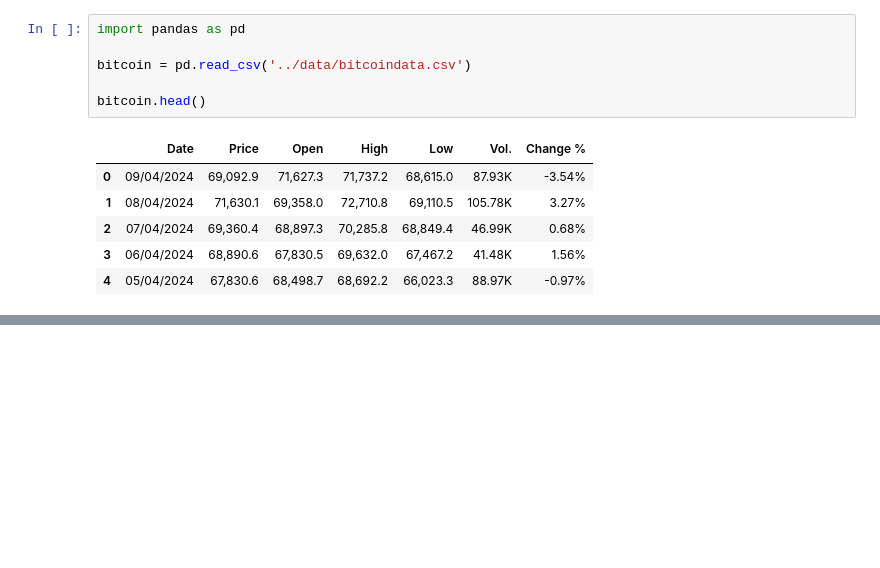
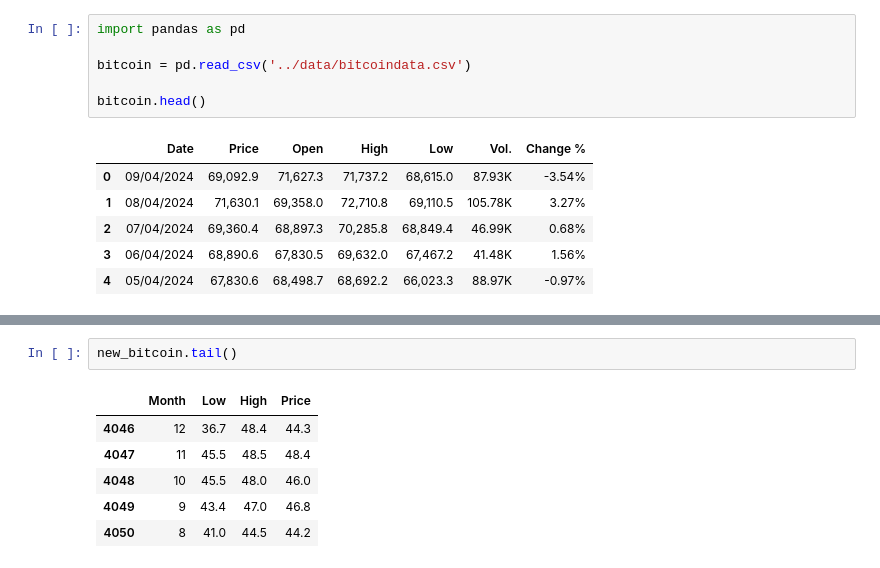
Before and after one commit to br0nke/ML-For-Beginners, a Jupyter notebook: 2-Regression/2-Data/notebook.ipynb, the cells around one changed output, grey strips where cells are left out. Cells and saved outputs as stored; diff of their text form; blank space fills up the shorter version.

```diff
--- a/2-Regression/2-Data/notebook.ipynb
+++ b/2-Regression/2-Data/notebook.ipynb
@@ -13,0 +29,9 @@ bitcoin.head()
+# %%
+new_bitcoin.tail()
+# %% [output]
+|  | Month | Low | High | Price |
+| 4046 | 12 | 36.7 | 48.4 | 44.3 |
+| 4047 | 11 | 45.5 | 48.5 | 48.4 |
+| 4048 | 10 | 45.5 | 48.0 | 46.0 |
+| 4049 | 9 | 43.4 | 47.0 | 46.8 |
+| 4050 | 8 | 41.0 | 44.5 | 44.2 |
```
Also changed, not shown: parts of 3 cells of this notebook, 1 other file.
